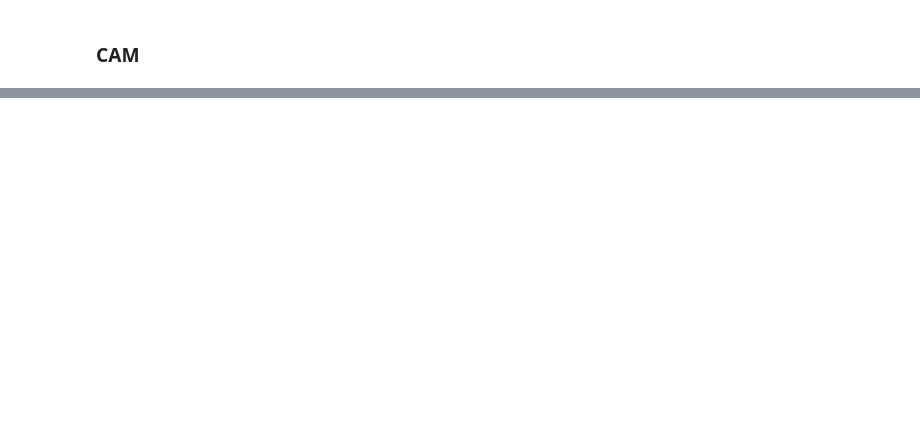
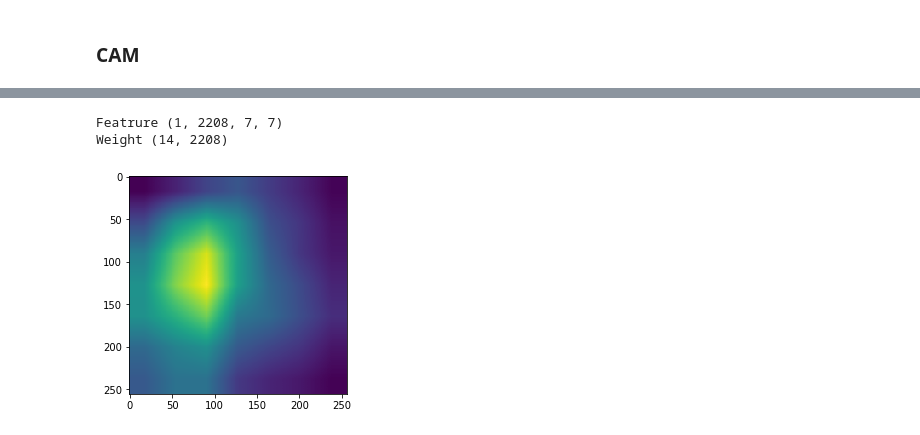
Before and after one commit to dattran2346/chestX-ray-14, a Jupyter notebook: src/CAM.ipynb, the cells around one changed output, grey strips where cells are left out. Drawn from its saved outputs; the diff is of its cells as text; code cells hidden in the pictures; blank space fills up the shorter version.

```diff
--- a/src/CAM.ipynb
+++ b/src/CAM.ipynb
@@ -163,0 +63,15 @@ Parameter containing:
+# %%
+def returnCAM(feature_conv, weight_softmax, disease_index):
+    # generate the class activation maps upsample to 256x256
+    size_upsample = (256, 256)
+    bz, nc, h, w = feature_conv.shape
+    print('Featrure', feature_conv.shape)
+    print('Weight', weight_softmax.shape)
+
+    cam = weight_softmax[disease_index].dot(feature_conv.reshape((nc, h*w)))
+    cam = cam.reshape(h, w)
+    cam = cam - np.min(cam)
+    cam_img = cam / np.max(cam)
+    cam_img = np.uint8(255 * cam_img)
+    cam_img = cv2.resize(cam_img, size_upsample)
+    return cam_img
@@ -163,0 +103,30 @@ Parameter containing:
+# %%
+normalize = transforms.Normalize(net.mean, net.std)
+transformList = []
+transformList.append(transforms.Resize(net.input_size))
+transformList.append(transforms.ToTensor())
+transformList.append(normalize)
+transform = transforms.Compose(transformList)
+# %%
+image_file = '/home/dattran/data/xray/00000013_002.png'
+image = Image.open(image_file).convert('RGB')
+image = transform(image)
+image = image.unsqueeze_(0)
+input = Variable(image).cuda()
+feature = net.extract(input).cpu().data.numpy()
+weights = list(net.classifier.parameters())[0].cpu().data.numpy()
+
+prediction = net(input).cpu().data.numpy().squeeze()
+disease_index = np.argmax(prediction)
+disease = CLASS_NAMES[disease_index]
+# print('Feature', feature.shape)
+# print('Weight', weights.shape)
+cam = returnCAM(feature, weights, [disease_index])
+plt.figure()
+plt.imshow(cam);
+
+image = cv2.imread(image_file)
+# %% [output]
+Featrure (1, 2208, 7, 7)
+Weight (14, 2208)
+[figure, added]
```
Also changed, not shown: parts of 14 cells of this notebook, 2 other files.
